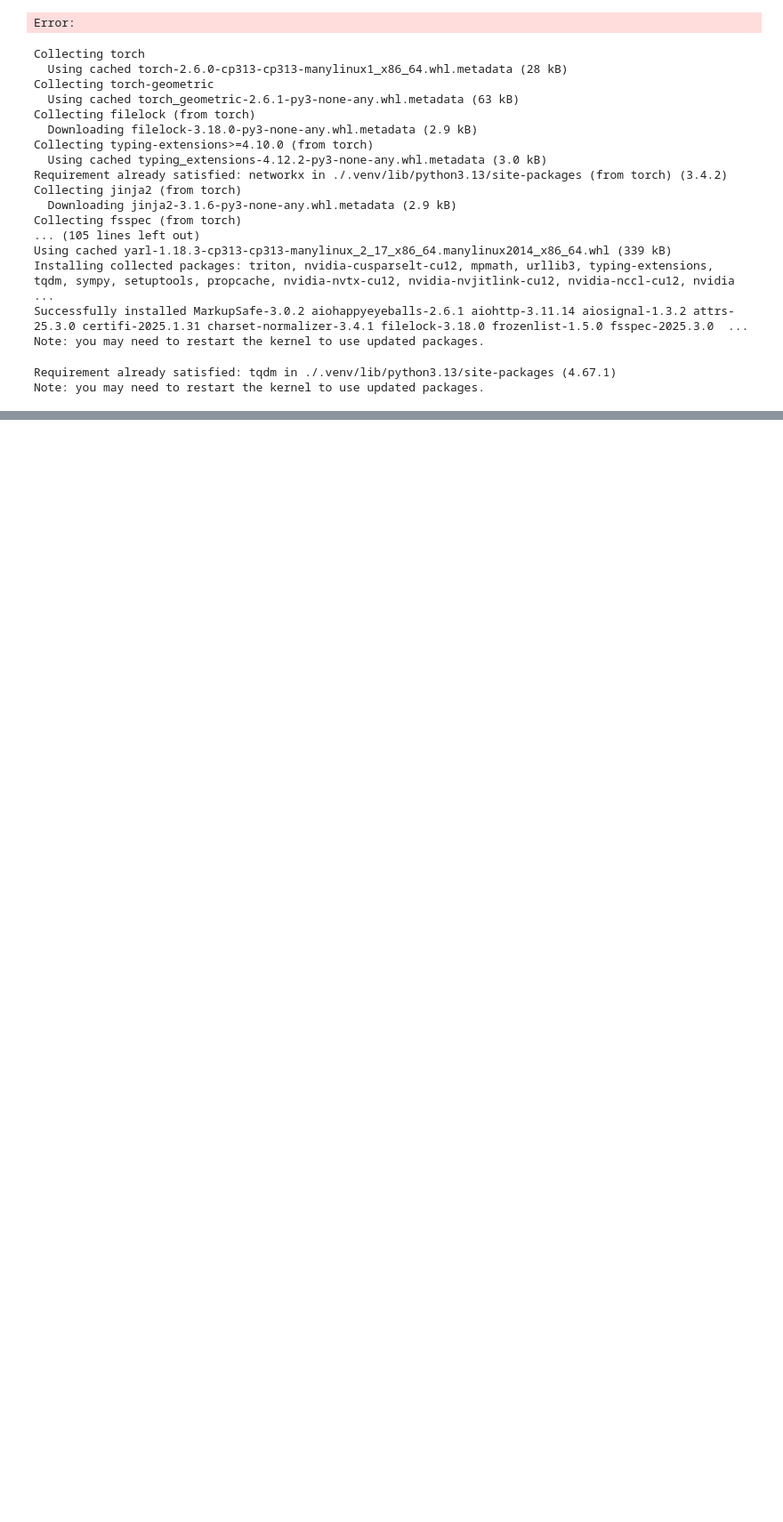
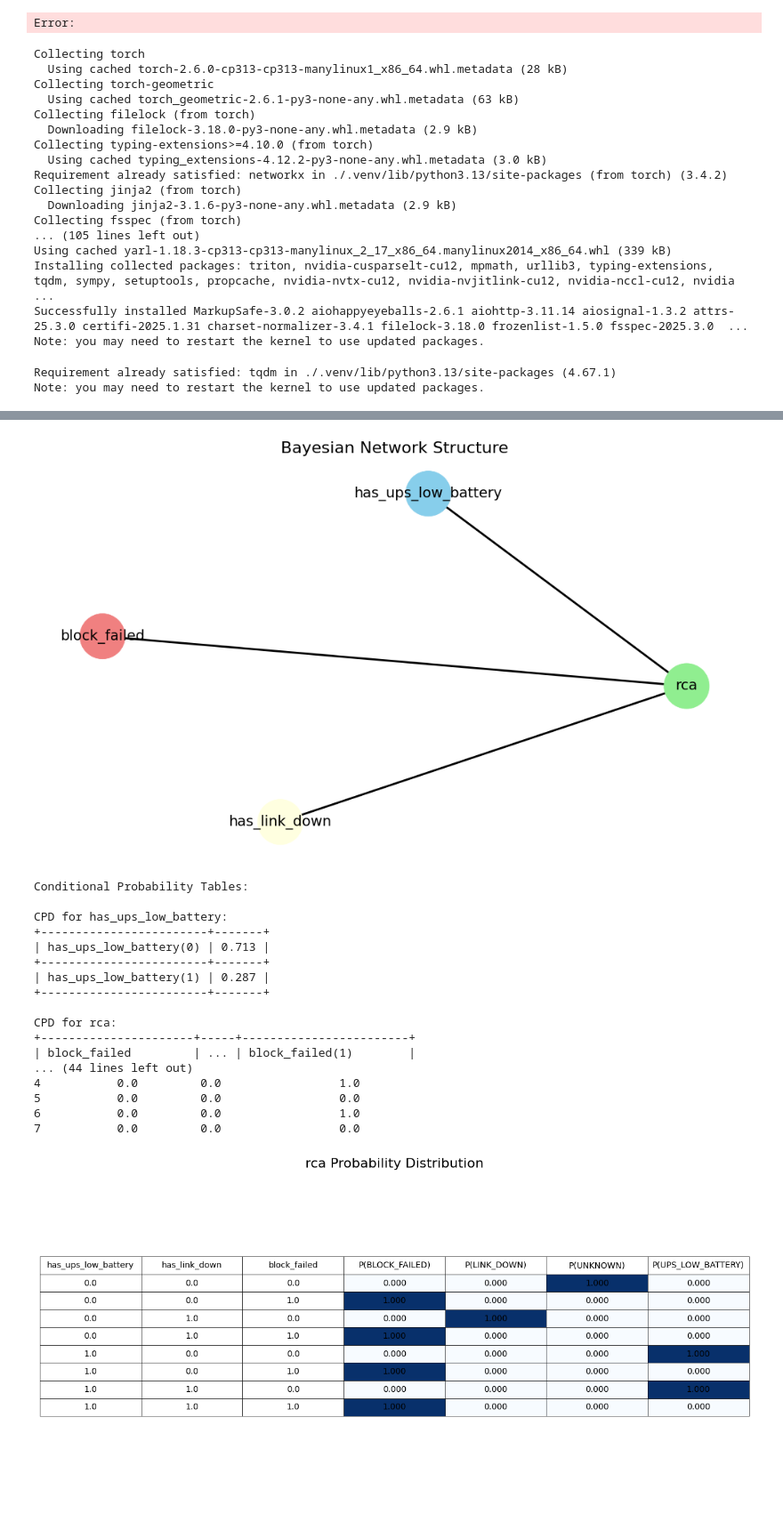
Before and after one commit to hashil7/alarm_rca, a Jupyter notebook: gnnv4.ipynb, the cells around one changed output, grey strips where cells are left out. Shown at 89% size. Cells and saved outputs as stored; diff of their text form; code cells hidden in the pictures; blank space fills up the shorter version.

```diff
--- a/gnnv4.ipynb
+++ b/gnnv4.ipynb
@@ -914,0 +2180,19 @@ UnpicklingError: Weights only load failed. This file can still be loaded, to do
+# %%
+def build_simple_rca_model(training_data):
+    """Build a simple Bayesian Network for RCA"""
+    # Define model structure
+    model = BayesianNetwork([
+        ('has_ups_low_battery', 'rca'),
+        ('has_link_down', 'rca'),
+        ('block_failed', 'rca')
+    ])
+
+    # Fit model parameters
+    model.fit(training_data, estimator=MaximumLikelihoodEstimator)
+
+    print("Bayesian Network model built and trained")
+    return model
+# %%
+training_data = generate_simple_rca_data(1000)
+# %%
+rca_model = build_simple_rca_model(training_data)
@@ -914,0 +2201,13 @@ UnpicklingError: Weights only load failed. This file can still be loaded, to do
+# %%
+test_cases = [
+        {"name": "UPS Low Battery Only", "ups": True, "link": False, "block": False},
+        {"name": "Link Down Only", "ups": False, "link": True, "block": False},
+        {"name": "Both Issues", "ups": True, "link": True, "block": False},
+        {"name": "No Issues", "ups": False, "link": False, "block": False},
+        {"name": "Block Failed", "ups": False, "link": False, "block": True}
+    ]
+for case in test_cases:
+    rca, probs = predict_simple_rca(rca_model, case["ups"], case["link"],case["block"])
+    print(f"\nScenario: {case['name']}")
+    print(f"  Predicted RCA: {rca}")
+    print(f"  Probabilities: {probs}")
@@ -914,0 +2457,28 @@ UnpicklingError: Weights only load failed. This file can still be loaded, to do
+# %%
+visualize_bayesian_network(
+    model=rca_model,
+    target_node='rca',
+    evidence_nodes=['has_ups_low_battery', 'has_link_down', 'block_failed'],
+    node_colors={'rca': 'lightgreen', 'has_ups_low_battery': 'skyblue',
+                 'has_link_down': 'lightyellow', 'block_failed': 'lightcoral'}
+)
+# %% [output]
+[figure, added]
+Conditional Probability Tables:
+
+CPD for has_ups_low_battery:
++------------------------+-------+
+| has_ups_low_battery(0) | 0.713 |
++------------------------+-------+
+| has_ups_low_battery(1) | 0.287 |
++------------------------+-------+
+
+CPD for rca:
++----------------------+-----+------------------------+
+| block_failed         | ... | block_failed(1)        |
+... (44 lines left out)
+4           0.0         0.0                 1.0
+5           0.0         0.0                 0.0
+6           0.0         0.0                 1.0
+7           0.0         0.0                 0.0
+[figure, added]
```
Also changed, not shown: parts of 64 cells of this notebook, 1 other file.
